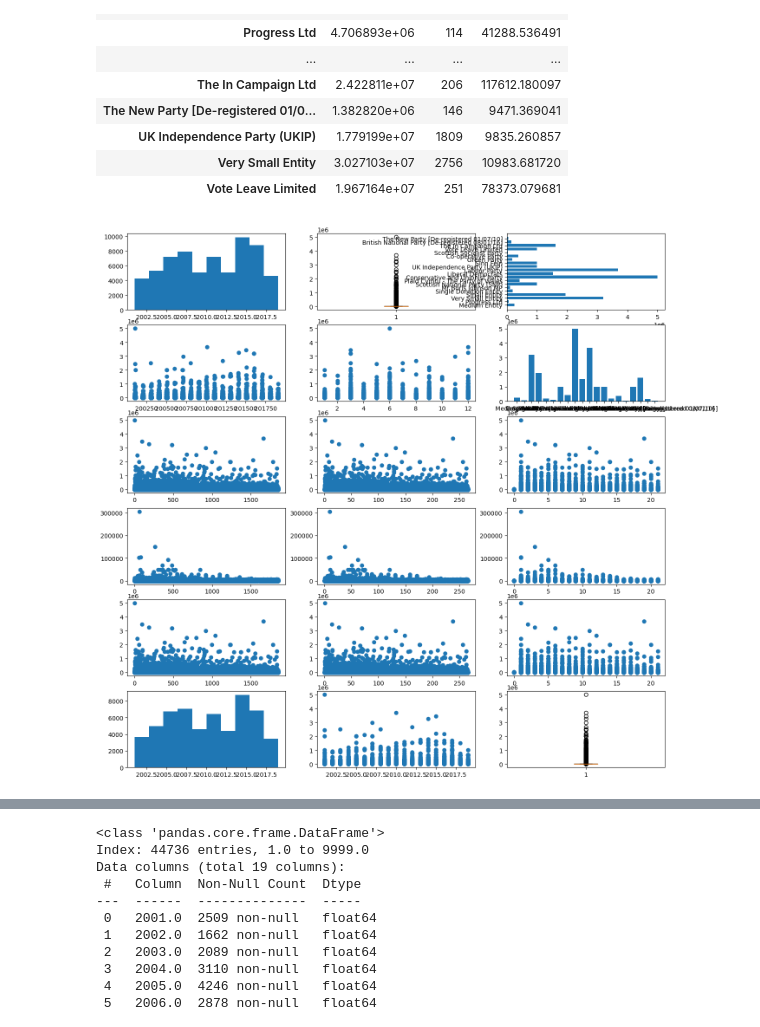
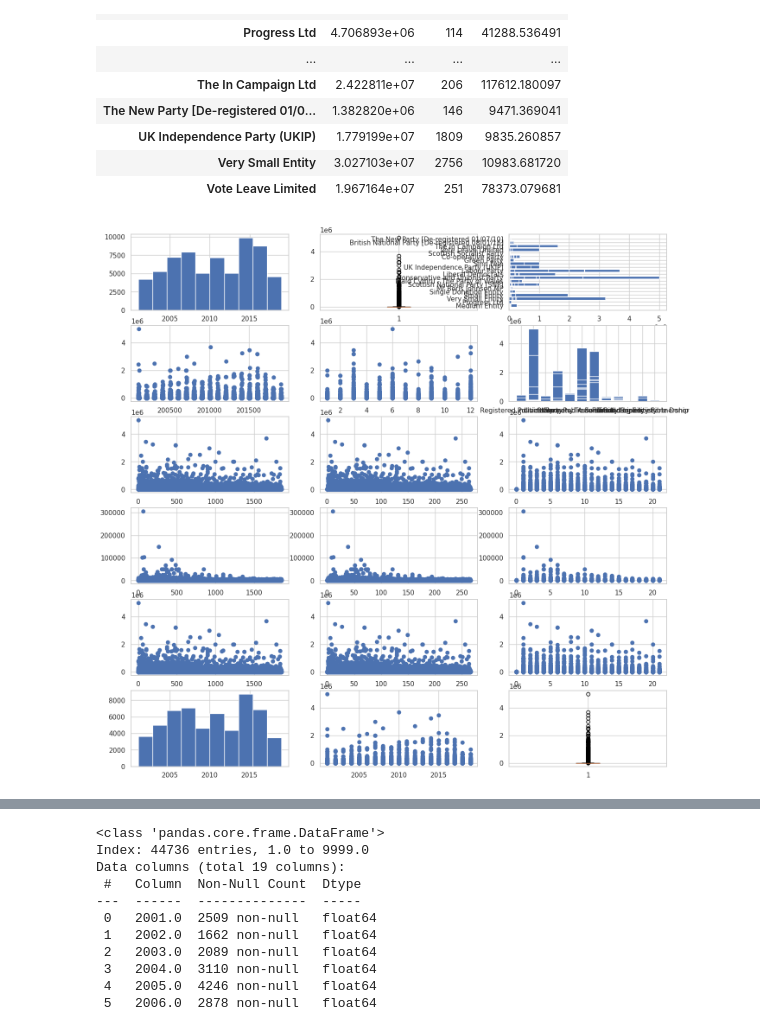
Before and after one commit to Hysnap/PoliticalDonations_Repository, a Jupyter notebook: jupyter_notebooks/DataManipulationTrial.ipynb, the cells around one changed output, grey strips where cells are left out. Drawn from its saved outputs; the diff is of its cells as text; code cells hidden in the pictures.

Commit message:
Added Feature analysis and engineering

```diff
--- a/jupyter_notebooks/DataManipulationTrial.ipynb
+++ b/jupyter_notebooks/DataManipulationTrial.ipynb
@@ -6,10 +6,19 @@ import datetime as dt
 import math
 import matplotlib.pyplot as plt
 import seaborn as sns
+sns.set(style="whitegrid")
+import warnings
+warnings.filterwarnings('ignore')
+import scipy.stats as stats
 from sklearn.ensemble import RandomForestRegressor
 from sklearn.metrics import mean_absolute_error
 from sklearn.model_selection import train_test_split
 from sklearn.pipeline import Pipeline
 from feature_engine.imputation import MeanMedianImputer
+from feature_engine import transformation as vt
+from feature_engine.outliers import Winsorizer
+from feature_engine.encoding import OrdinalEncoder
+from feature_engine.imputation import DropMissingData
+from feature_engine.encoding import OneHotEncoder
 # %% [markdown]
 Load Data
@@ -307,26 +542,26 @@ df['QtrsToNextElection'] = df.ReceivedDate.apply(GenElectionRelation3)
 # %%
 
 fig, axes = plt.subplots(nrows=6, ncols=3, figsize=(16,16))
 
 axes[0,0].hist(df["YearReceived"])
 axes[0,1].boxplot(x=df['Value'] )
 axes[0,2].barh(y=df['RegEntity_Group'], width = df['Value'])
 axes[1,0].scatter(x=df['YearMonthReceived'], y =df['Value'])
 axes[1,1].scatter(x=df['MonthReceived'], y=df['Value'])
-axes[1,2].bar(x=df['RegEntity_Group'], height=df['Value'])
+axes[1,2].bar(x=df['DonorStatus'], height=df['Value'])
 axes[2,0].scatter(x=df['DaysToNextElection'], y=df['Value'])
 axes[2,1].scatter(x=df['WeeksToNextElection'], y=df['Value'])
 axes[2,2].scatter(x=df['QtrsToNextElection'], y=df['Value'])
 axes[3,0].scatter(data=df[df['IsAggregation']==True], x='DaysToNextElection', y='Value')
 axes[3,1].scatter(data=df[df['IsAggregation']==True], x='WeeksToNextElection', y='Value')
 axes[3,2].scatter(data=df[df['IsAggregation']==True], x='QtrsToNextElection', y='Value')
 axes[4,0].scatter(data=df[df['IsAggregation']==False], x='DaysToNextElection', y='Value')
 axes[4,1].scatter(data=df[df['IsAggregation']==False], x='WeeksToNextElection', y='Value')
 axes[4,2].scatter(data=df[df['IsAggregation']==False], x='QtrsToNextElection', y='Value')
 axes[5,0].hist(data=df[df['RegulatedEntityType']=='Political Party'], x='YearReceived')
 axes[5,1].scatter(data=df[df['RegulatedEntityType']=='Political Party'], x='YearReceived', y='Value')
 axes[5,2].boxplot(data=df[df['RegulatedEntityType']=='Political Party'], x='Value')
 #df.plot(df[['Value_Category', 'RegulatedEntityType', 'DonorStatus', 'YearReceived']])
 plt.show()
 # %% [output]
-[figure, old version]
+[figure, new version]
```
Also changed, not shown: parts of 12 cells of this notebook, 2 other files.
